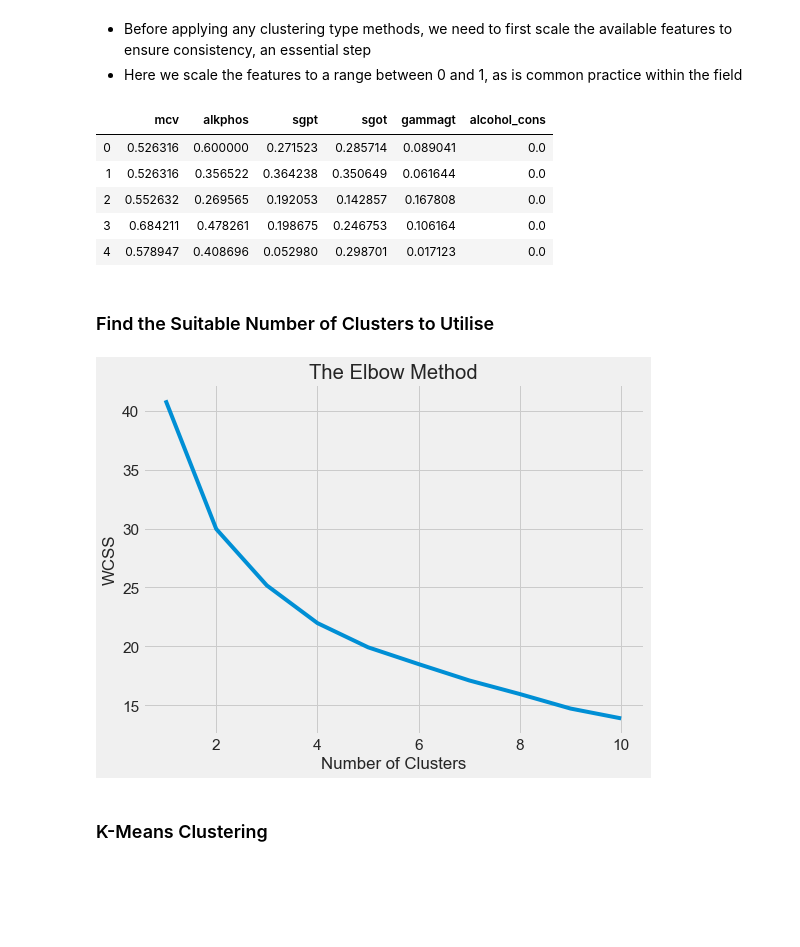
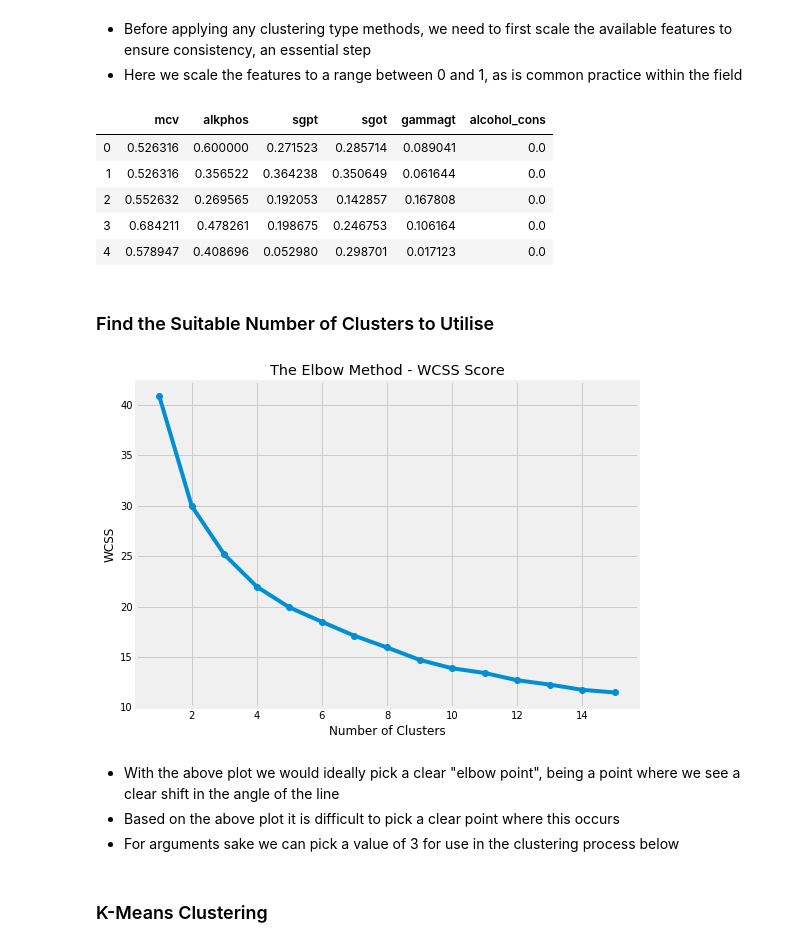
Before and after one commit to alessiomorteo/LiverDiseaseData, a Jupyter notebook: 1-Liver_ Disease.ipynb, the cells around one changed output. Saved outputs shown, nothing was run; the diff lists cells and outputs as text; code cells hidden in the pictures; blank space fills up the shorter version.

```diff
--- a/1-Liver_ Disease.ipynb
+++ b/1-Liver_ Disease.ipynb
@@ -54,3 +54,5 @@ df.head() # provide a brief preview of the data generated
 | 4 | 87.0 | 70.0 | 12.0 | 28.0 | 10.0 | 0.0 |
 # %% [markdown]
 ## Initial Insights
+# %%
+use_cols = ["mcv", "alkphos", "sgpt", "sgot", "gammagt", "alcohol_cons"]
@@ -74,33 +88,38 @@ from sklearn import metrics
 # %%
 scaler = MinMaxScaler()
-scaled_df = pd.DataFrame(scaler.fit_transform(df), columns=names[:6]) # scaled the columns in the df, and set names
+scaled_df = pd.DataFrame(scaler.fit_transform(df),
+                         columns=use_cols) # Scaled the columns in the df, and set names
-# %%
-scaled_df.head() # we see that the features have all been scaled
-# %% [output]
-|  | mcv | alkphos | sgpt | sgot | gammagt | alcohol_cons |
-| 0 | 0.526316 | 0.600000 | 0.271523 | 0.285714 | 0.089041 | 0.0 |
-| 1 | 0.526316 | 0.356522 | 0.364238 | 0.350649 | 0.061644 | 0.0 |
-| 2 | 0.552632 | 0.269565 | 0.192053 | 0.142857 | 0.167808 | 0.0 |
-| 3 | 0.684211 | 0.478261 | 0.198675 | 0.246753 | 0.106164 | 0.0 |
-| 4 | 0.578947 | 0.408696 | 0.052980 | 0.298701 | 0.017123 | 0.0 |
+# %%
+scaled_df.head() # Quick preview to show the scaled features
+# %% [output]
+|  | mcv | alkphos | sgpt | sgot | gammagt | alcohol_cons |
+| 0 | 0.526316 | 0.600000 | 0.271523 | 0.285714 | 0.089041 | 0.0 |
+| 1 | 0.526316 | 0.356522 | 0.364238 | 0.350649 | 0.061644 | 0.0 |
+| 2 | 0.552632 | 0.269565 | 0.192053 | 0.142857 | 0.167808 | 0.0 |
+| 3 | 0.684211 | 0.478261 | 0.198675 | 0.246753 | 0.106164 | 0.0 |
+| 4 | 0.578947 | 0.408696 | 0.052980 | 0.298701 | 0.017123 | 0.0 |
 # %% [markdown]
 ### Find the Suitable Number of Clusters to Utilise
 # %%
-# find the appropriate cluster number
+# Find the appropriate cluster number
 plt.figure(figsize=(8, 6))
-from sklearn.cluster import KMeans
+max_n=15
 wcss = []
-for i in range(1, 11):
-    kmeans = KMeans(n_clusters = i, init = "k-means++", random_state = 42)
+for n in range(1, max_n+1):
+    kmeans = KMeans(n_clusters=n, init="k-means++", random_state=42)
     kmeans.fit(scaled_df)
     wcss.append(kmeans.inertia_)
-plt.plot(range(1, 11), wcss)
-plt.title("The Elbow Method")
+plt.plot(range(1, max_n+1), wcss, marker="o")
+plt.title("The Elbow Method - WCSS Score")
 plt.xlabel("Number of Clusters")
 plt.ylabel("WCSS")
 plt.show()
 # %% [output]
-[figure, old version]
+[figure, new version]
+# %% [markdown]
+* With the above plot we would ideally pick a clear "elbow point", being a point where we see a clear shift in the angle of the line
+* Based on the above plot it is difficult to pick a clear point where this occurs
+* For arguments sake we can pick a value of 3 for use in the clustering process below
 # %% [markdown]
 ### K-Means Clustering
 # %%
```
Also changed, not shown: parts of 36 cells of this notebook.
